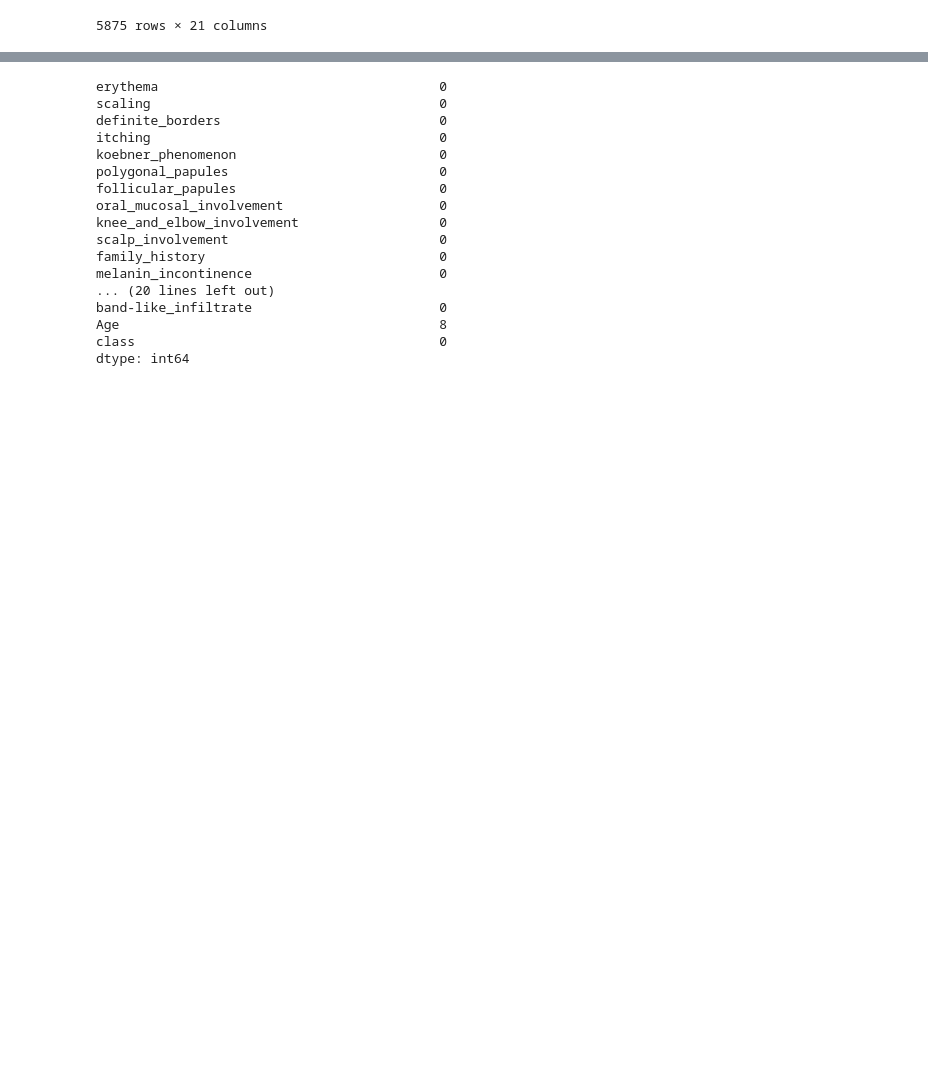
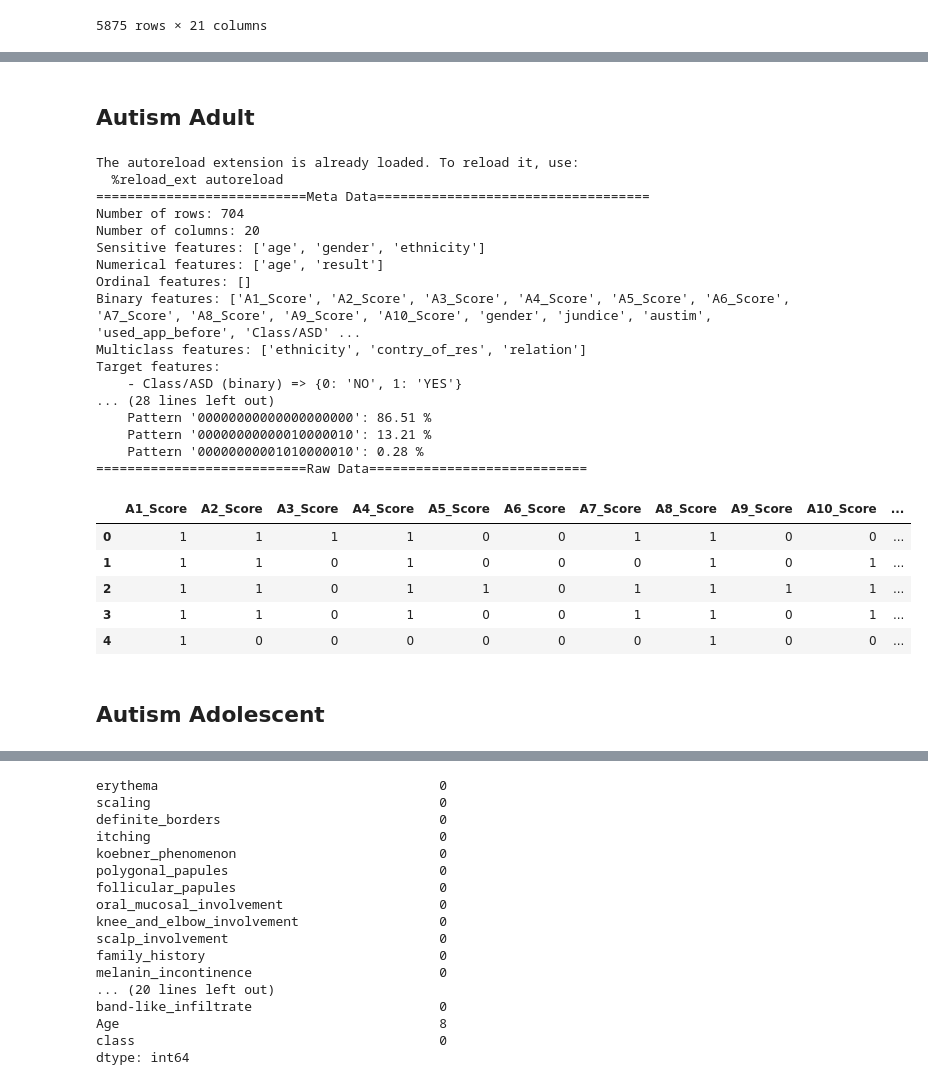
Before and after one commit to sitaomin1994/MedicalDataKit, a Jupyter notebook: notebook/data_fetch.ipynb, the cells around one changed output, grey strips where cells are left out. Cells and saved outputs as stored; diff of their text form; code cells hidden in the pictures; blank space fills up the shorter version.

```diff
--- a/notebook/data_fetch.ipynb
+++ b/notebook/data_fetch.ipynb
@@ -291,0 +365,42 @@ raw_data.corr()
+# %% [markdown]
+## Autism Adult
+# %%
+%load_ext autoreload
+%autoreload 2
+from src.dataset.medical_dataset import AutismAdultDataset
+
+dataset = AutismAdultDataset()
+dataset.load()
+print("===========================Meta Data===================================")
+dataset.show_meta_data()
+print("===========================Missing Data Statistics============================")
+dataset.get_missing_data_statistics()
+dataset.show_missing_data_statistics()
+print("===========================Raw Data============================")
+dataset.raw_data.head()
+# %% [output]
+The autoreload extension is already loaded. To reload it, use:
+  %reload_ext autoreload
+===========================Meta Data===================================
+Number of rows: 704
+Number of columns: 20
+Sensitive features: ['age', 'gender', 'ethnicity']
+Numerical features: ['age', 'result']
+Ordinal features: []
+Binary features: ['A1_Score', 'A2_Score', 'A3_Score', 'A4_Score', 'A5_Score', 'A6_Score', 'A7_Score', 'A8_Score', 'A9_Score', 'A10_Score', 'gender', 'jundice', 'austim', 'used_app_before', 'Class/ASD' ...
+Multiclass features: ['ethnicity', 'contry_of_res', 'relation']
+Target features:
+    - Class/ASD (binary) => {0: 'NO', 1: 'YES'}
+... (28 lines left out)
+    Pattern '00000000000000000000': 86.51 %
+    Pattern '00000000000010000010': 13.21 %
+    Pattern '00000000001010000010': 0.28 %
+===========================Raw Data============================
+|  | A1_Score | A2_Score | A3_Score | A4_Score | A5_Score | A6_Score | A7_Score | A8_Score | A9_Score | A10_Score | ... |
+| 0 | 1 | 1 | 1 | 1 | 0 | 0 | 1 | 1 | 0 | 0 | ... |
+| 1 | 1 | 1 | 0 | 1 | 0 | 0 | 0 | 1 | 0 | 1 | ... |
+| 2 | 1 | 1 | 0 | 1 | 1 | 0 | 1 | 1 | 1 | 1 | ... |
+| 3 | 1 | 1 | 0 | 1 | 0 | 0 | 1 | 1 | 0 | 1 | ... |
+| 4 | 1 | 0 | 0 | 0 | 0 | 0 | 0 | 1 | 0 | 0 | ... |
+# %% [markdown]
+## Autism Adolescent
```
Also changed, not shown: parts of 18 cells of this notebook, 3 other files.
